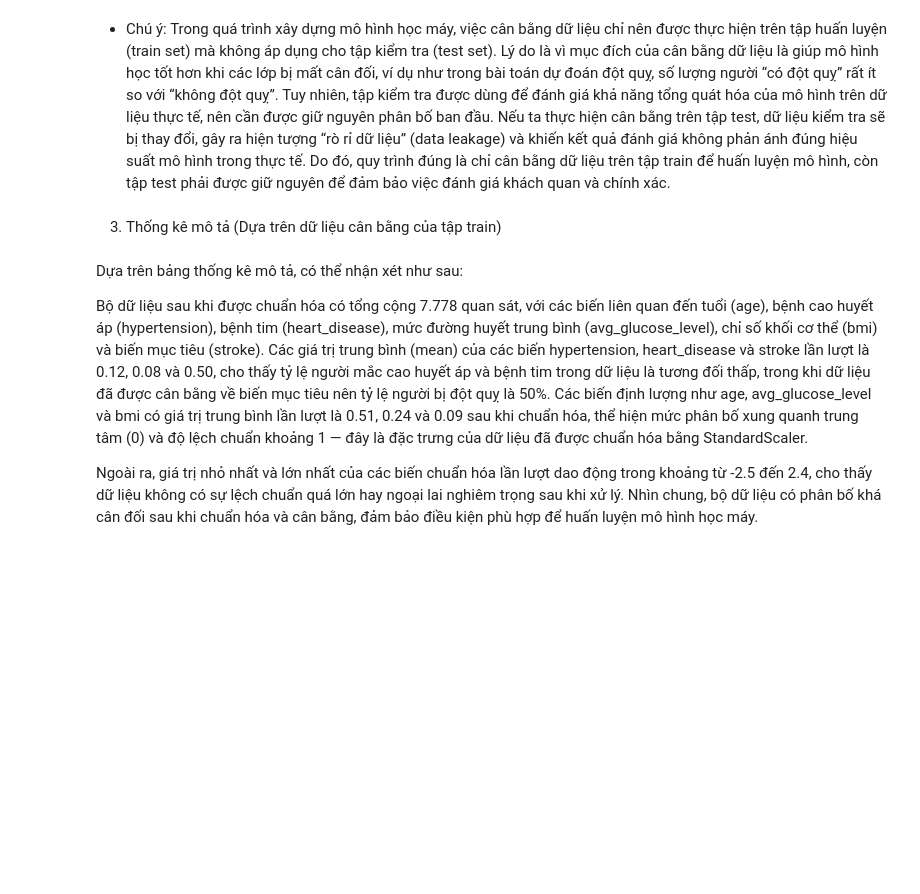
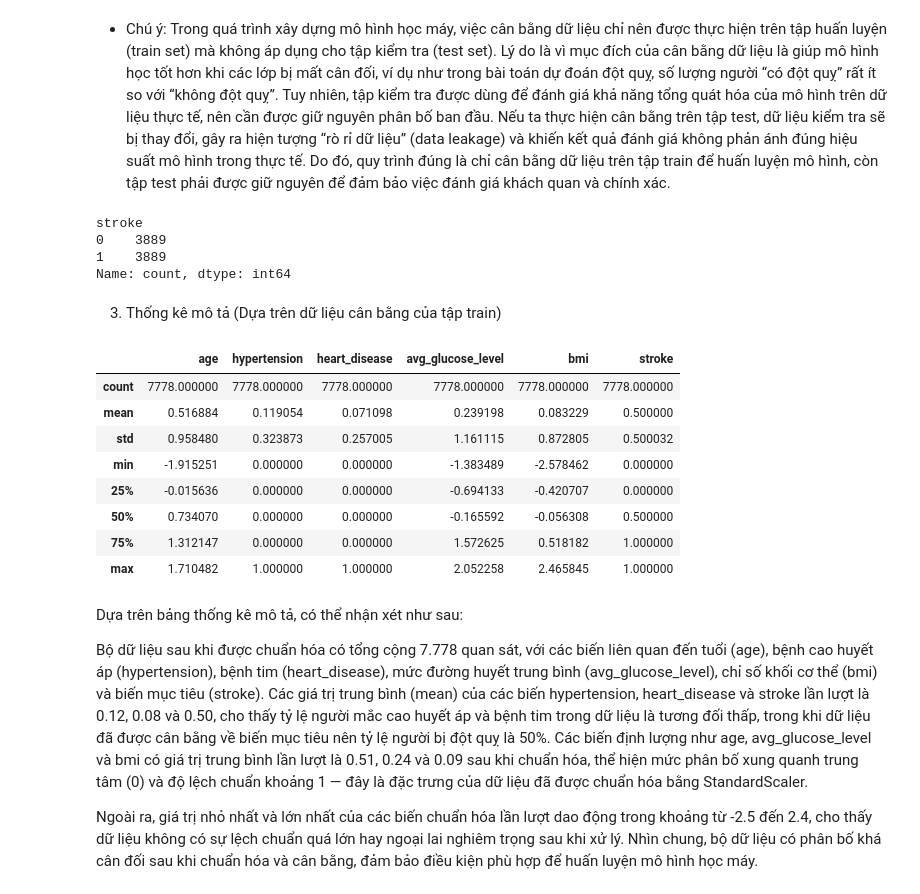
Before and after one commit to Harry5867/STROKE_PREDITION_UTH, a Jupyter notebook: 1.Tiền xử lí dữ liệu/Tiền xử lý dữ liệu (1).ipynb, the cells around one changed output. Drawn from its saved outputs; the diff is of its cells as text; code cells hidden in the pictures; blank space fills up the shorter version.

```diff
--- a/1.Tiền xử lí dữ liệu/Tiền xử lý dữ liệu.ipynb
+++ b/1.Tiền xử lí dữ liệu/Tiền xử lý dữ liệu (1).ipynb
@@ -84,6 +84,10 @@ y = stroke_prediction_df['stroke']
 
 # Chia dữ liệu, lấy 20% dữ liệu để làm test, 80% dữ liệu để train
 X_train, X_test, y_train, y_test = train_test_split(X, y, test_size=0.2, random_state=42, stratify=y)
+
+# Tạo bản sao (copy) rõ ràng để tránh lỗi SettingWithCopyWarning
+X_train = X_train.copy()
+X_test = X_test.copy()
 # %% [markdown]
 - Mục đích của việc chia dữ liệu thành tập huấn luyện (train set) và tập kiểm tra (test set) là để đánh giá hiệu suất của mô hình học máy một cách khách quan. Tập huấn luyện được sử dụng để huấn luyện mô hình, trong khi tập kiểm tra được giữ riêng biệt để kiểm tra khả năng tổng quát hóa của mô hình trên dữ liệu chưa từng thấy trước đó. Việc này giúp đảm bảo rằng mô hình không chỉ học thuộc lòng dữ liệu huấn luyện mà còn có thể áp dụng tốt trên dữ liệu thực tế.
 # %% [markdown]
@@ -92,6 +96,6 @@ X_train, X_test, y_train, y_test = train_test_split(X, y, test_size=0.2, random_
 # 1. Học median từ X_train
 bmi_median_train = X_train['bmi'].median()
 
-# 2. Áp dụng cho CẢ X_train và X_test
-X_train['bmi'].fillna(bmi_median_train, inplace=True)
-X_test['bmi'].fillna(bmi_median_train, inplace=True)
+# 2. Áp dụng cho CẢ X_train và X_test (gán giá trị trực tiếp)
+X_train['bmi'] = X_train['bmi'].fillna(bmi_median_train)
+X_test['bmi'] = X_test['bmi'].fillna(bmi_median_train)
@@ -155,27 +146,23 @@ Việc này giúp mô hình hiểu đúng bản chất của dữ liệu, tránh
 # %% [markdown]
 1. Chuẩn hóa dữ liệu
 # %%
+numeric_cols = ['age', 'avg_glucose_level', 'bmi']
 
-numeric_cols = ['age', 'avg_glucose_level', 'bmi']
-categorical_cols= [col for col in X_train.columns if col not in numeric_cols]
 # Chuẩn hóa dữ liệu numeric với StandardScaler
 scaler = StandardScaler()
 
 # Áp dụng chuẩn hóa cho cả tập train và test
+# Fit và transform trên X_train
 X_train[numeric_cols] = scaler.fit_transform(X_train[numeric_cols])
+# Chỉ transform trên X_test (dùng scaler đã fit từ train)
 X_test[numeric_cols] = scaler.transform(X_test[numeric_cols])
 
 
-# Tạo DataFrame từ mảng đã scale và giữ lại index để ghép nối
-X_train_scaled = pd.DataFrame(X_train, columns = X_train.columns, index = X_train.index)
-X_test_scaled = pd.DataFrame(X_test, columns= X_test.columns, index = X_test.index)
+# Gán tên lại (DataFrame X_train lúc này đã là cái ta cần)
+X_train_prepared = X_train
+X_test_prepared = X_test
 
-
-# Ghép phần đã scale với phần categorical (không scale)
-X_train_prepared = pd.concat([X_train_scaled, X_train[categorical_cols]], axis=1)
-X_test_prepared = pd.concat([X_test_scaled, X_test[categorical_cols]], axis=1)
-
-print("Đã chuẩn hóa và ghép nối.")
+print("Đã chuẩn hóa.")
 print("Shape X_train_prepared:", X_train_prepared.shape)
 print("Shape X_test_prepared:", X_test_prepared.shape)
 X_train_prepared.head(10)
@@ -218,14 +204,28 @@ Shape y_train_resampled: (7778,)
 # %% [markdown]
 - Chú ý: Trong quá trình xây dựng mô hình học máy, việc cân bằng dữ liệu chỉ nên được thực hiện trên tập huấn luyện (train set) mà không áp dụng cho tập kiểm tra (test set). Lý do là vì mục đích của cân bằng dữ liệu là giúp mô hình học tốt hơn khi các lớp bị mất cân đối, ví dụ như trong bài toán dự đoán đột quỵ, số lượng người “có đột quỵ” rất ít so với “không đột quỵ”. Tuy nhiên, tập kiểm tra được dùng để đánh giá khả năng tổng quát hóa của mô hình trên dữ liệu thực tế, nên cần được giữ nguyên phân bố ban đầu. Nếu ta thực hiện cân bằng trên tập test, dữ liệu kiểm tra sẽ bị thay đổi, gây ra hiện tượng “rò rỉ dữ liệu” (data leakage) và khiến kết quả đánh giá không phản ánh đúng hiệu suất mô hình trong thực tế. Do đó, quy trình đúng là chỉ cân bằng dữ liệu trên tập train để huấn luyện mô hình, còn tập test phải được giữ nguyên để đảm bảo việc đánh giá khách quan và chính xác.
 # %%
+
 # Gộp dữ liệu lại thành Data Frame để thực hiện thống kê mô tả, dễ quan sát
 stroke_prediction_train = pd.DataFrame(X_train_resampled, columns=X_train_prepared.columns)
 stroke_prediction_train['stroke'] = y_train_resampled
-
-# Xóa các dữ liệu trùng lặp sau khi thực hiện cân bằng
-stroke_prediction_train.drop_duplicates(inplace=True)
+# %%
+stroke_prediction_train['stroke'].value_counts()
+# %% [output]
+stroke
+0    3889
+1    3889
+Name: count, dtype: int64
 # %% [markdown]
 3. Thống kê mô tả (Dựa trên dữ liệu cân bằng của tập train)
 # %%
 stroke_prediction_train.describe()
-stroke_prediction_train.to_csv('Dữ liệu sau tiền xử lý.csv', index=False)
+# %% [output]
+|  | age | hypertension | heart_disease | avg_glucose_level | bmi | stroke |
+| count | 7778.000000 | 7778.000000 | 7778.000000 | 7778.000000 | 7778.000000 | 7778.000000 |
+| mean | 0.516884 | 0.119054 | 0.071098 | 0.239198 | 0.083229 | 0.500000 |
+| std | 0.958480 | 0.323873 | 0.257005 | 1.161115 | 0.872805 | 0.500032 |
+| min | -1.915251 | 0.000000 | 0.000000 | -1.383489 | -2.578462 | 0.000000 |
+| 25% | -0.015636 | 0.000000 | 0.000000 | -0.694133 | -0.420707 | 0.000000 |
+| 50% | 0.734070 | 0.000000 | 0.000000 | -0.165592 | -0.056308 | 0.500000 |
+| 75% | 1.312147 | 0.000000 | 0.000000 | 1.572625 | 0.518182 | 1.000000 |
+| max | 1.710482 | 1.000000 | 1.000000 | 2.052258 | 2.465845 | 1.000000 |
```
Also changed, not shown: parts of 6 cells of this notebook, 2 other files.
